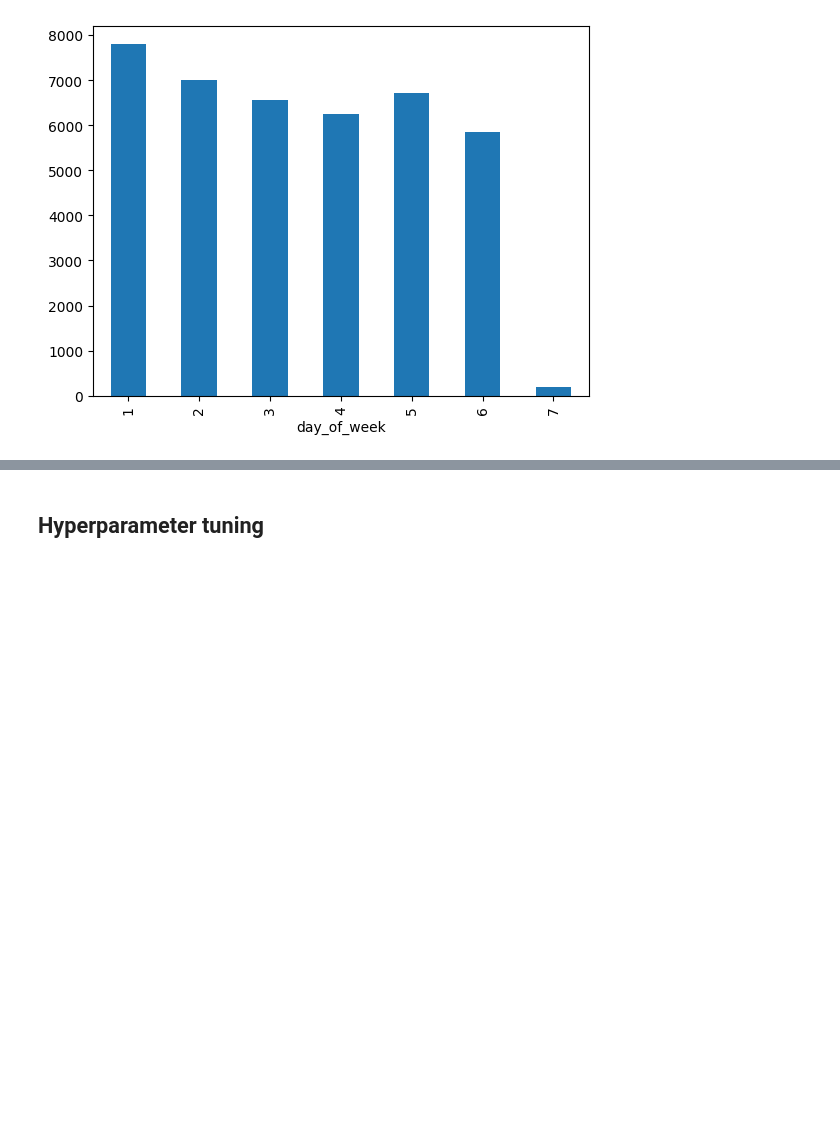
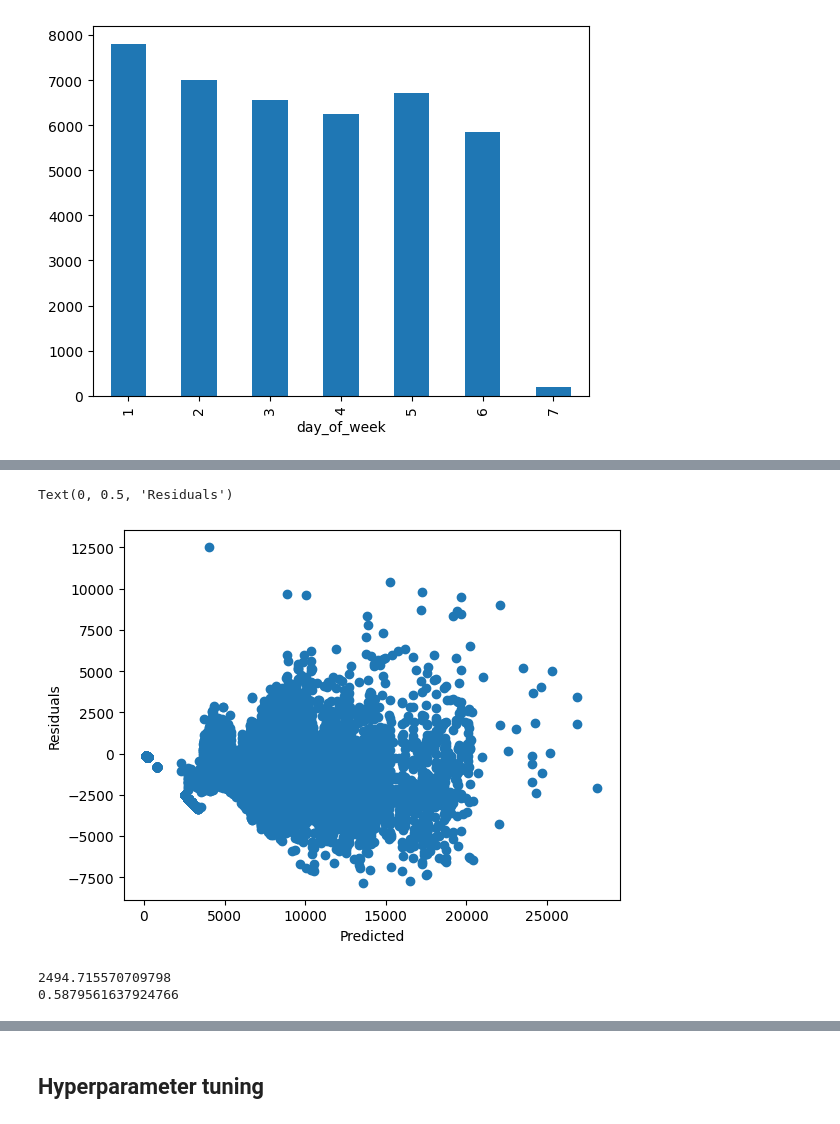
Before and after one commit to Bratpfannengamer/Rossmann, a Jupyter notebook: notebook_Till.ipynb, the cells around one changed output, grey strips where cells are left out. Drawn from its saved outputs; the diff is of its cells as text; code cells hidden in the pictures; blank space fills up the shorter version.

```diff
--- a/notebook_Till.ipynb
+++ b/notebook_Till.ipynb
@@ -611,0 +434,28 @@ R2 Score:  0.8581649912174761
+# %%
+#plot residuals
+plt.scatter(ada_y_pred, y_test_sample-ada_y_pred)
+plt.xlabel('Predicted')
+plt.ylabel('Residuals')
+# %% [output]
+Text(0, 0.5, 'Residuals')
+[figure, added]
+# %%
+#predict sales svm regression
+#instantiate model
+svm = SVR()
+
+#fit model
+svm.fit(x_train_sample,y_train_sample)
+
+#predict
+svm_y_pred = svm.predict(x_test_sample)
+
+#calculate mean squared error
+print(mean_squared_error(y_test_sample, svm_y_pred))
+
+#calculate r2 score
+svm_r2 = r2_score(y_test_sample, svm_y_pred)
+print(svm_r2)
+# %% [output]
+2494.715570709798
+0.5879561637924766
```
Also changed, not shown: parts of 51 cells of this notebook, 3 other files.
